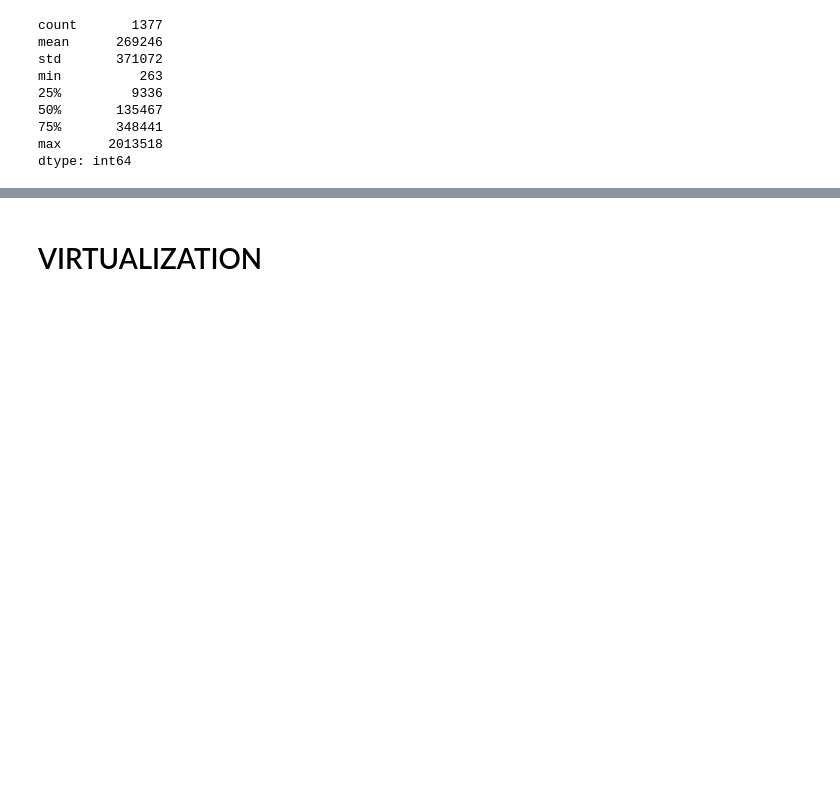
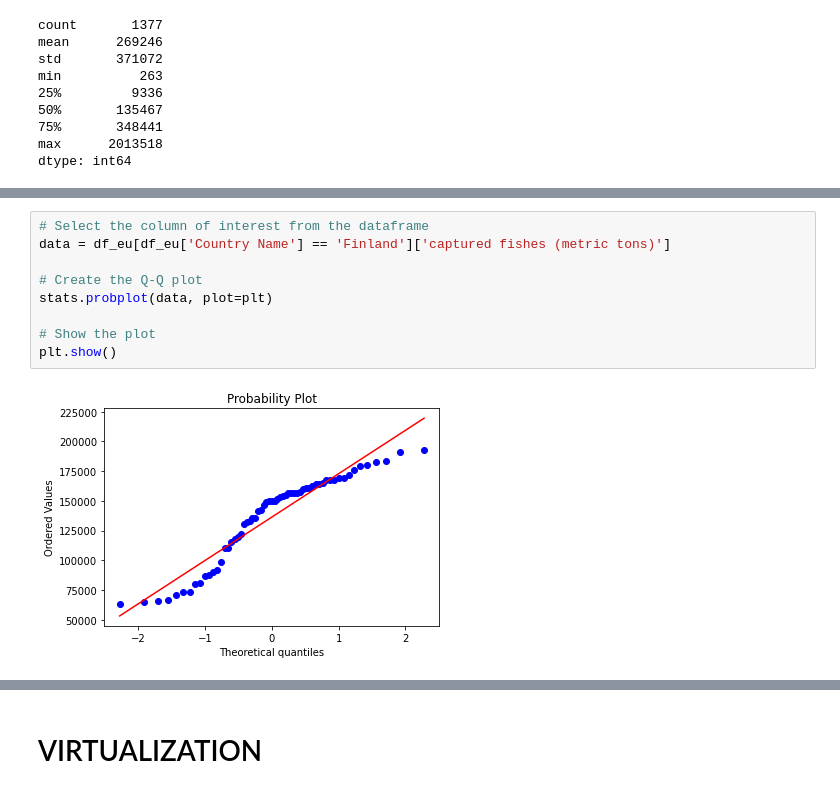
Before and after one commit to obinna345/CA2, a Jupyter notebook: CA__2.ipynb, the cells around one changed output, grey strips where cells are left out. Cells and saved outputs as stored; diff of their text form; blank space fills up the shorter version.

```diff
--- a/CA__2.ipynb
+++ b/CA__2.ipynb
@@ -93,0 +112,11 @@ dtype: int64
+# %%
+# Select the column of interest from the dataframe
+data = df_eu[df_eu['Country Name'] == 'Finland']['captured fishes (metric tons)']
+
+# Create the Q-Q plot
+stats.probplot(data, plot=plt)
+
+# Show the plot
+plt.show()
+# %% [output]
+[figure, added]
```
Also changed, not shown: parts of 18 cells of this notebook.
